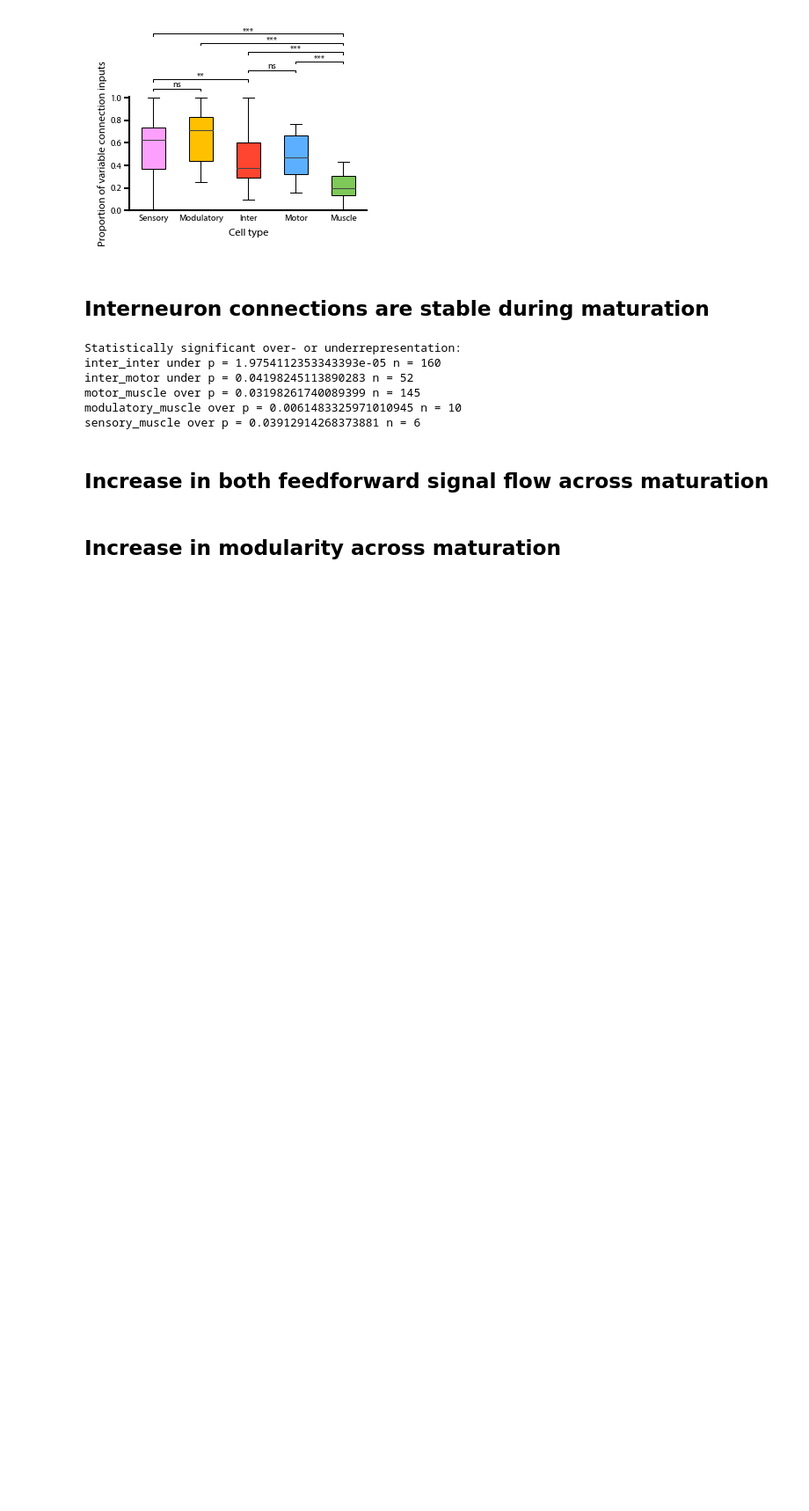
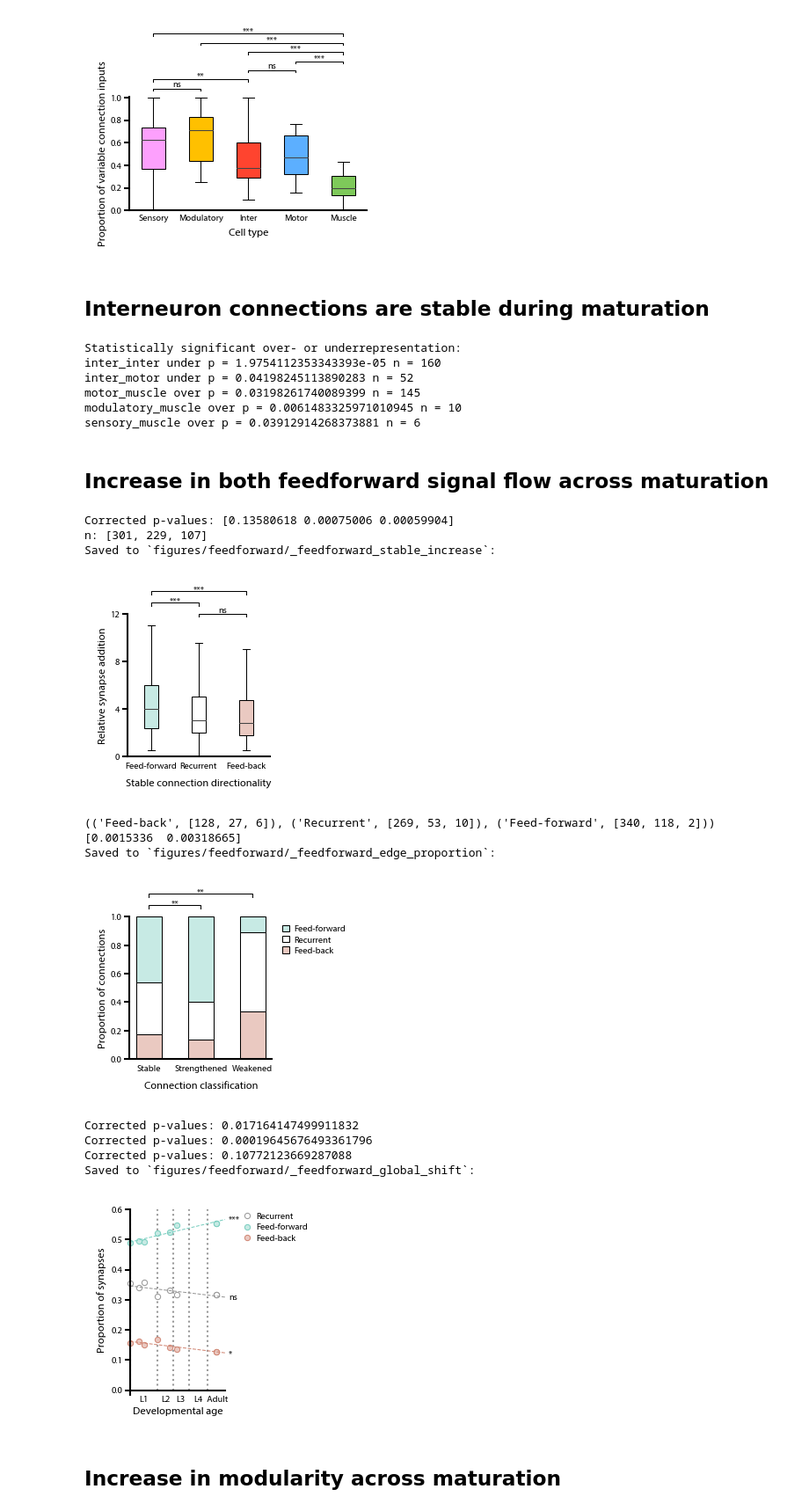
Before and after one commit to dwitvliet/nature2021, a Jupyter notebook: generate_figures.ipynb, the cells around one changed output. Shown at 88% size. Drawn from its saved outputs; the diff is of its cells as text; code cells hidden in the pictures; blank space fills up the shorter version.

Commit message:
Added figures on feedforward changes

```diff
--- a/generate_figures.ipynb
+++ b/generate_figures.ipynb
@@ -154,5 +154,25 @@ modulatory_muscle over p = 0.0061483325971010945 n = 10
 sensory_muscle over p = 0.03912914268373881 n = 6
 # %% [markdown]
 ## Increase in both feedforward signal flow across maturation
+# %%
+fig = feedforward.Figure('figures/feedforward')
+
+fig.feedforward_stable_increase('', edge_classifications)
+fig.feedforward_edge_proportion('', edge_classifications)
+fig.feedforward_global_shift('')
+# %% [output]
+Corrected p-values: [0.13580618 0.00075006 0.00059904]
+n: [301, 229, 107]
+Saved to `figures/feedforward/_feedforward_stable_increase`:
+[figure, added]
+(('Feed-back', [128, 27, 6]), ('Recurrent', [269, 53, 10]), ('Feed-forward', [340, 118, 2]))
+[0.0015336  0.00318665]
+Saved to `figures/feedforward/_feedforward_edge_proportion`:
+[figure, added]
+Corrected p-values: 0.017164147499911832
+Corrected p-values: 0.00019645676493361796
+Corrected p-values: 0.10772123669287088
+Saved to `figures/feedforward/_feedforward_global_shift`:
+[figure, added]
 # %% [markdown]
 ## Increase in modularity across maturation
```
Also changed, not shown: parts of 1 cell of this notebook, 8 other files.
